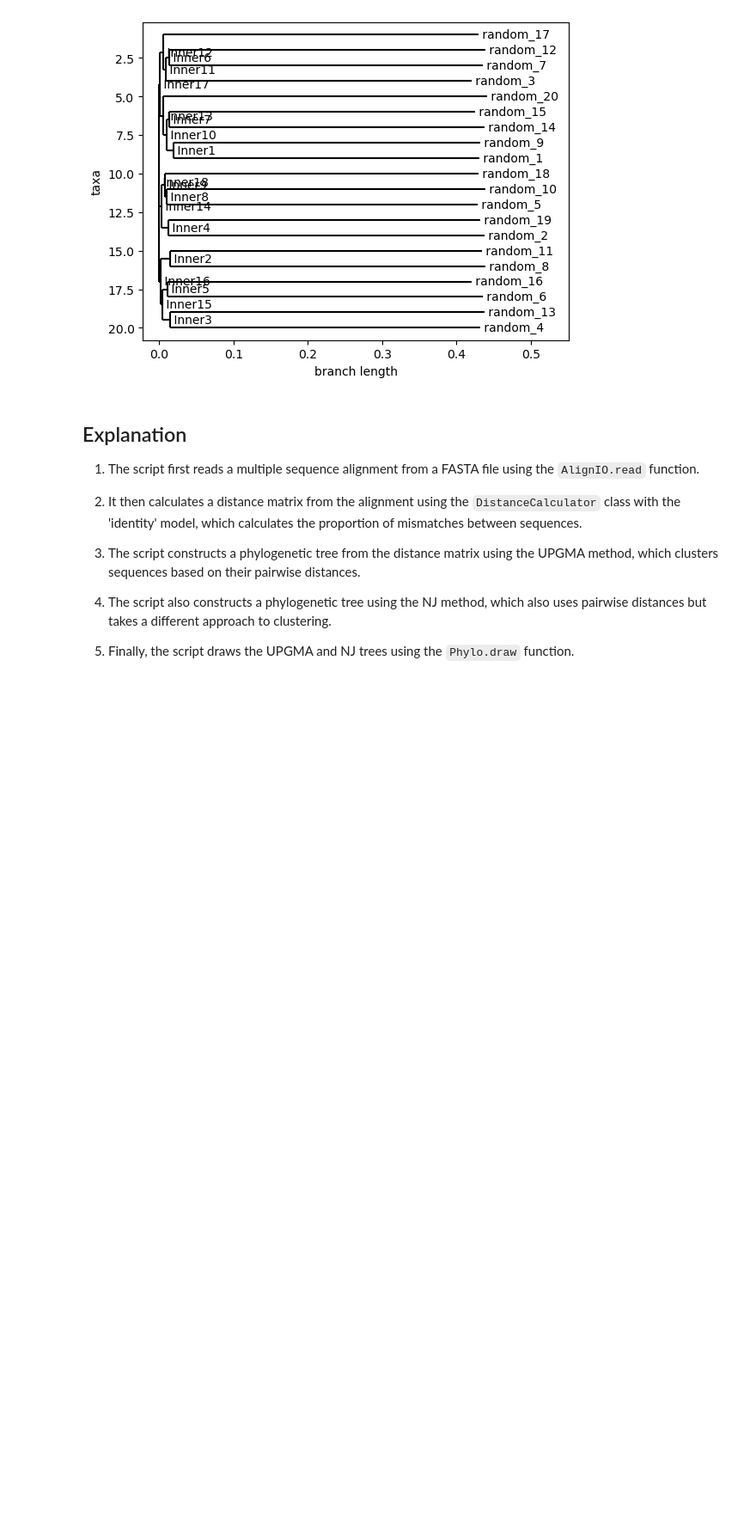
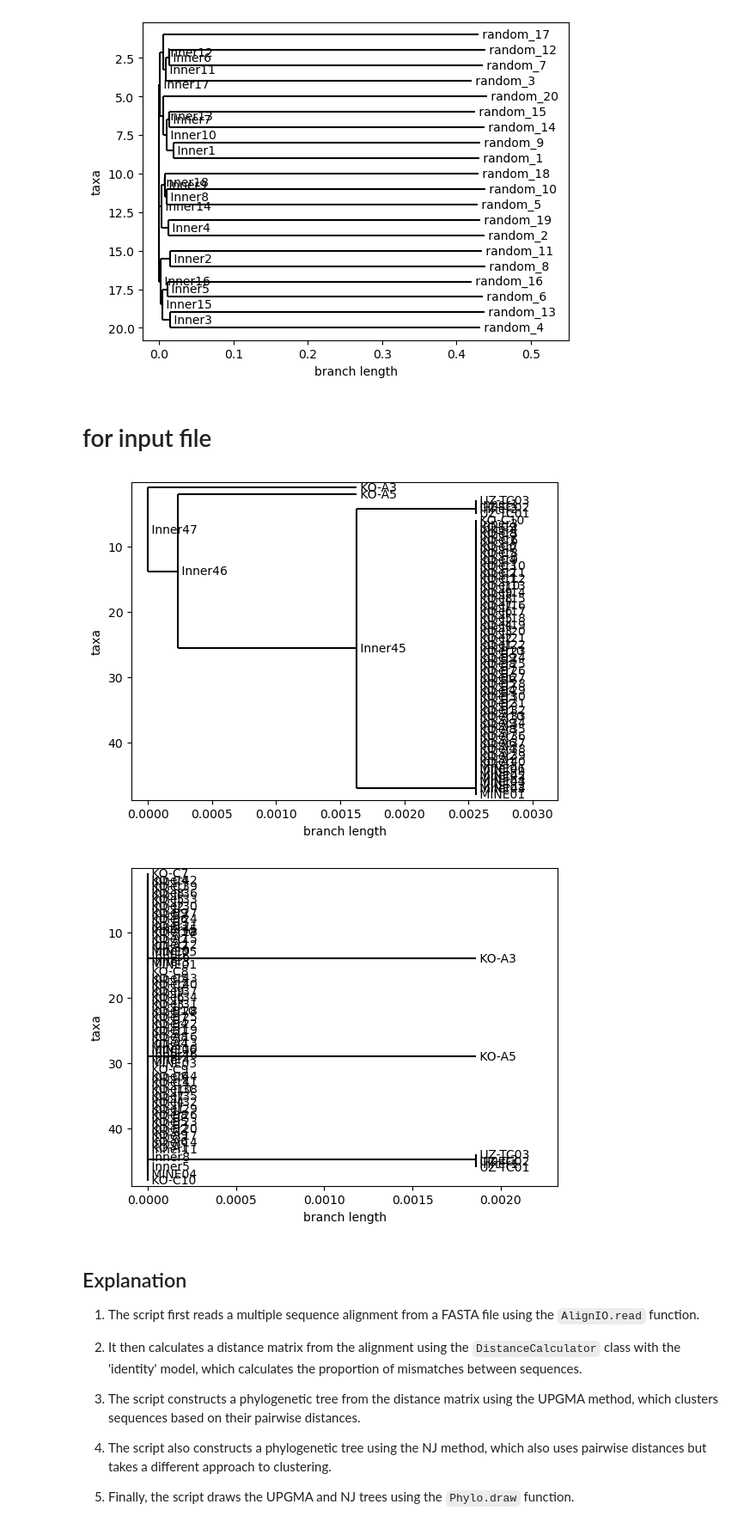
Before and after one commit to Hassan220022/BIO_informatics_ASS2, a Jupyter notebook: ass2.ipynb, the cells around one changed output. Shown: that part at 86% size. Saved outputs shown, nothing was run; the diff lists cells and outputs as text; code cells hidden in the pictures; blank space fills up the shorter version.

```diff
--- a/ass2.ipynb
+++ b/ass2.ipynb
@@ -138,6 +140,32 @@ Phylo.draw(nj_tree)
 # %% [output]
 [figure]
 [figure]
+# %% [markdown]
+# for input file
+# %%
+from Bio import Phylo, AlignIO
+from Bio.Phylo.TreeConstruction import DistanceCalculator, DistanceTreeConstructor
+
+# Read the fasta file and convert it into a dictionary
+alignment = AlignIO.read('input.fasta', 'fasta')
+
+# Calculate the distance matrix
+calculator = DistanceCalculator('identity')
+dm = calculator.get_distance(alignment)
+
+# Construct the phylogenetic tree using the UPGMA method
+constructor = DistanceTreeConstructor()
+upgma_tree = constructor.upgma(dm)
+
+# Construct the phylogenetic tree using the Neighbor Joining method
+nj_tree = constructor.nj(dm)
+
+# Draw the UPGMA and NJ trees
+Phylo.draw(upgma_tree)
+Phylo.draw(nj_tree)
+# %% [output]
+[figure, added]
+[figure, added]
 # %% [markdown]
 
 ## Explanation
```
Also changed, not shown: parts of 1 cell of this notebook.
